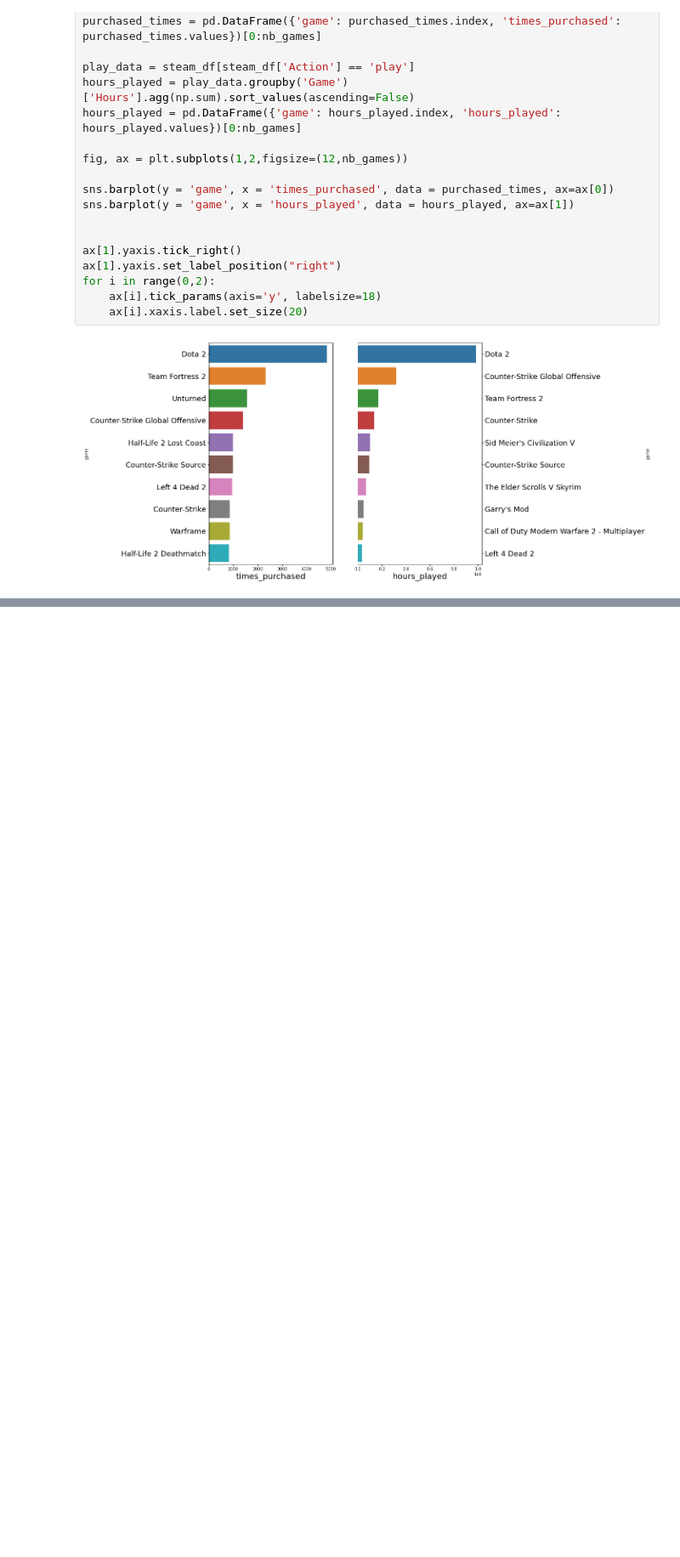
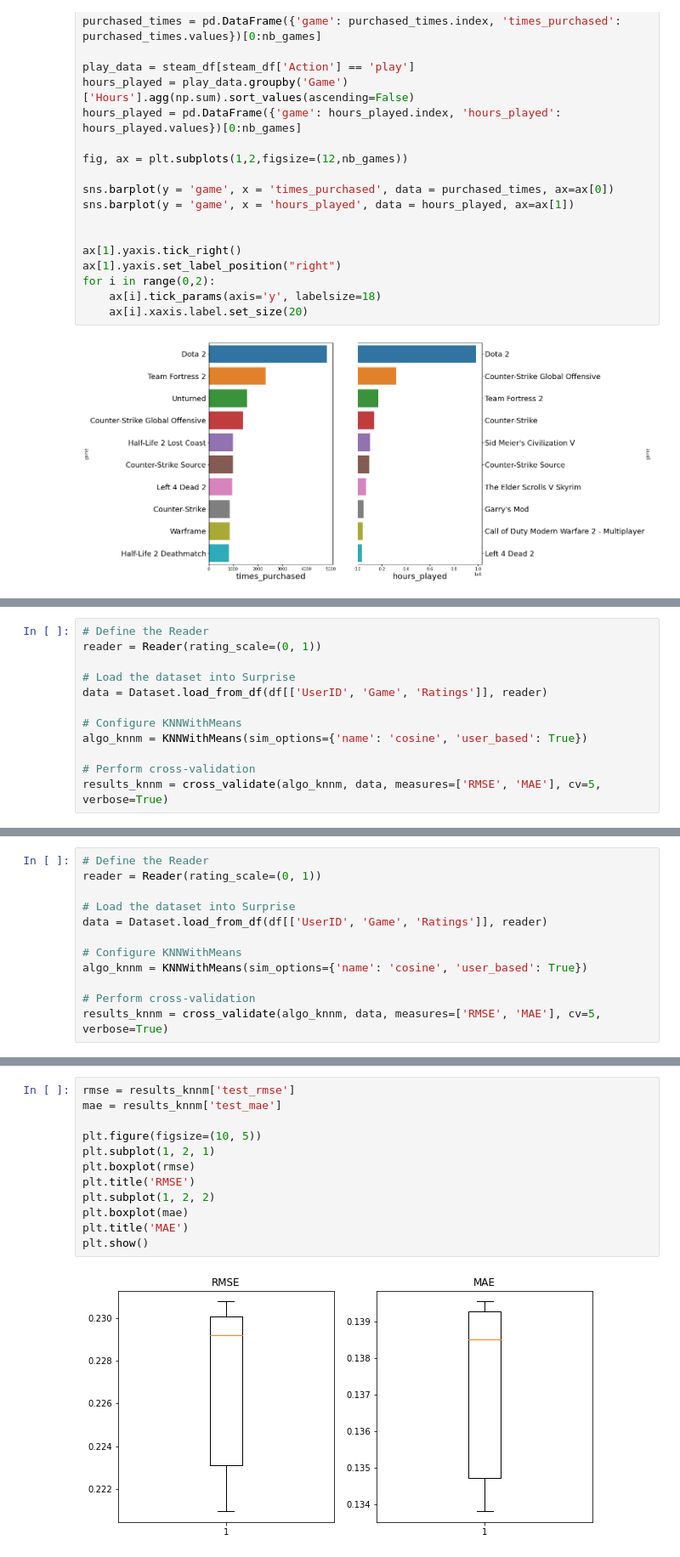
Before and after one commit to pyamin1878/Steam-Games-Rec-System, a Jupyter notebook: Rigat_N_notebook.ipynb, the cells around one changed output, grey strips where cells are left out. Shown: that part at 85% size. Cells and saved outputs as stored; diff of their text form; blank space fills up the shorter version.

```diff
--- a/Rigat_N_notebook.ipynb
+++ b/Rigat_N_notebook.ipynb
@@ -292,0 +256,12 @@ Done computing similarity matrix.
+# %%
+# Define the Reader
+reader = Reader(rating_scale=(0, 1))
+
+# Load the dataset into Surprise
+data = Dataset.load_from_df(df[['UserID', 'Game', 'Ratings']], reader)
+
+# Configure KNNWithMeans
+algo_knnm = KNNWithMeans(sim_options={'name': 'cosine', 'user_based': True})
+
+# Perform cross-validation
+results_knnm = cross_validate(algo_knnm, data, measures=['RMSE', 'MAE'], cv=5, verbose=True)
@@ -292,0 +296,12 @@ Done computing similarity matrix.
+# %%
+# Define the Reader
+reader = Reader(rating_scale=(0, 1))
+
+# Load the dataset into Surprise
+data = Dataset.load_from_df(df[['UserID', 'Game', 'Ratings']], reader)
+
+# Configure KNNWithMeans
+algo_knnm = KNNWithMeans(sim_options={'name': 'cosine', 'user_based': True})
+
+# Perform cross-validation
+results_knnm = cross_validate(algo_knnm, data, measures=['RMSE', 'MAE'], cv=5, verbose=True)
@@ -292,0 +340,14 @@ Done computing similarity matrix.
+# %%
+rmse = results_knnm['test_rmse']
+mae = results_knnm['test_mae']
+
+plt.figure(figsize=(10, 5))
+plt.subplot(1, 2, 1)
+plt.boxplot(rmse)
+plt.title('RMSE')
+plt.subplot(1, 2, 2)
+plt.boxplot(mae)
+plt.title('MAE')
+plt.show()
+# %% [output]
+[figure, added]
```
Also changed, not shown: parts of 45 cells of this notebook.
